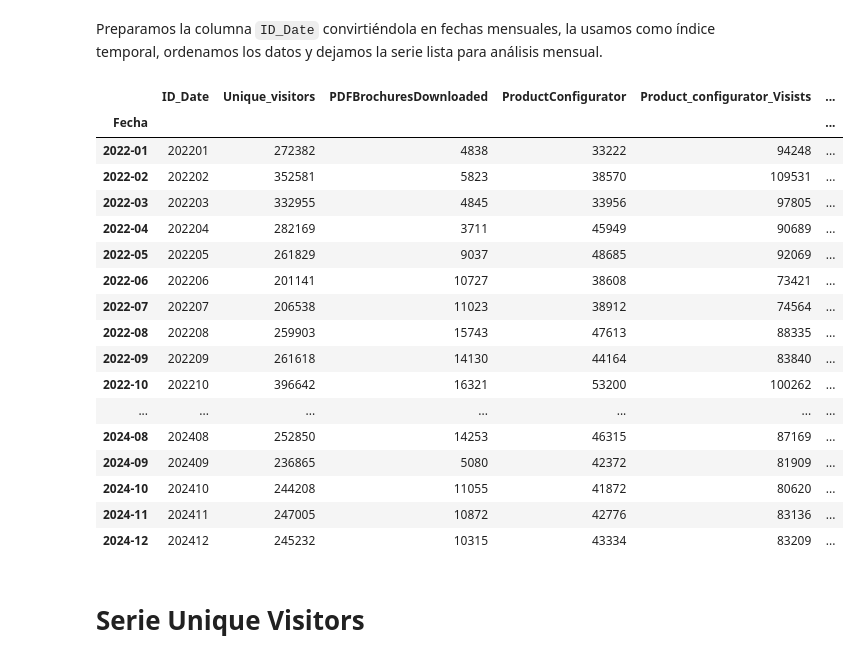
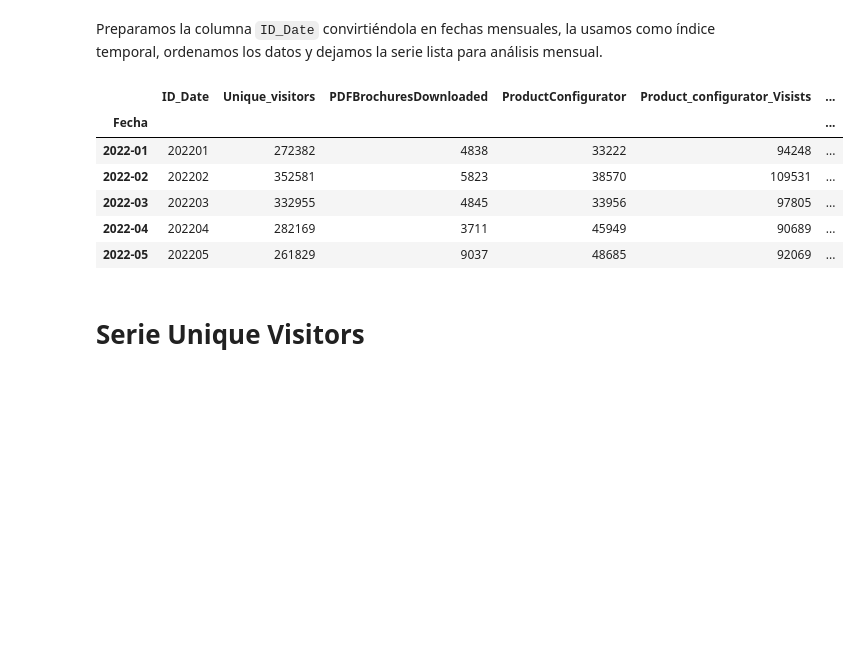
Before and after one commit to martinagg7/ia_MMM, a Jupyter notebook: notebooks/01_Sarima.ipynb, the cells around one changed output. Cells and saved outputs as stored; diff of their text form; code cells hidden in the pictures; blank space fills up the shorter version.

```diff
--- a/notebooks/01_Sarima.ipynb
+++ b/notebooks/01_Sarima.ipynb
@@ -67,26 +62,15 @@ df_web = df_web.asfreq('MS')
 # Para que no salga la hora
 df_web.index = df_web.index.to_period('M')
 # %%
-df_web
+df_web.head()
 # %% [output]
 |  | ID_Date | Unique_visitors | PDFBrochuresDownloaded | ProductConfigurator | Product_configurator_Visists | ... |
 | Fecha |  |  |  |  |  | ... |
 | 2022-01 | 202201 | 272382 | 4838 | 33222 | 94248 | ... |
 | 2022-02 | 202202 | 352581 | 5823 | 38570 | 109531 | ... |
 | 2022-03 | 202203 | 332955 | 4845 | 33956 | 97805 | ... |
 | 2022-04 | 202204 | 282169 | 3711 | 45949 | 90689 | ... |
 | 2022-05 | 202205 | 261829 | 9037 | 48685 | 92069 | ... |
-| 2022-06 | 202206 | 201141 | 10727 | 38608 | 73421 | ... |
-| 2022-07 | 202207 | 206538 | 11023 | 38912 | 74564 | ... |
-| 2022-08 | 202208 | 259903 | 15743 | 47613 | 88335 | ... |
-| 2022-09 | 202209 | 261618 | 14130 | 44164 | 83840 | ... |
-| 2022-10 | 202210 | 396642 | 16321 | 53200 | 100262 | ... |
-| ... | ... | ... | ... | ... | ... | ... |
-| 2024-08 | 202408 | 252850 | 14253 | 46315 | 87169 | ... |
-| 2024-09 | 202409 | 236865 | 5080 | 42372 | 81909 | ... |
-| 2024-10 | 202410 | 244208 | 11055 | 41872 | 80620 | ... |
-| 2024-11 | 202411 | 247005 | 10872 | 42776 | 83136 | ... |
-| 2024-12 | 202412 | 245232 | 10315 | 43334 | 83209 | ... |
 # %% [markdown]
 # Serie Unique Visitors
 # %% [markdown]
```
Also changed, not shown: parts of 26 cells of this notebook.
